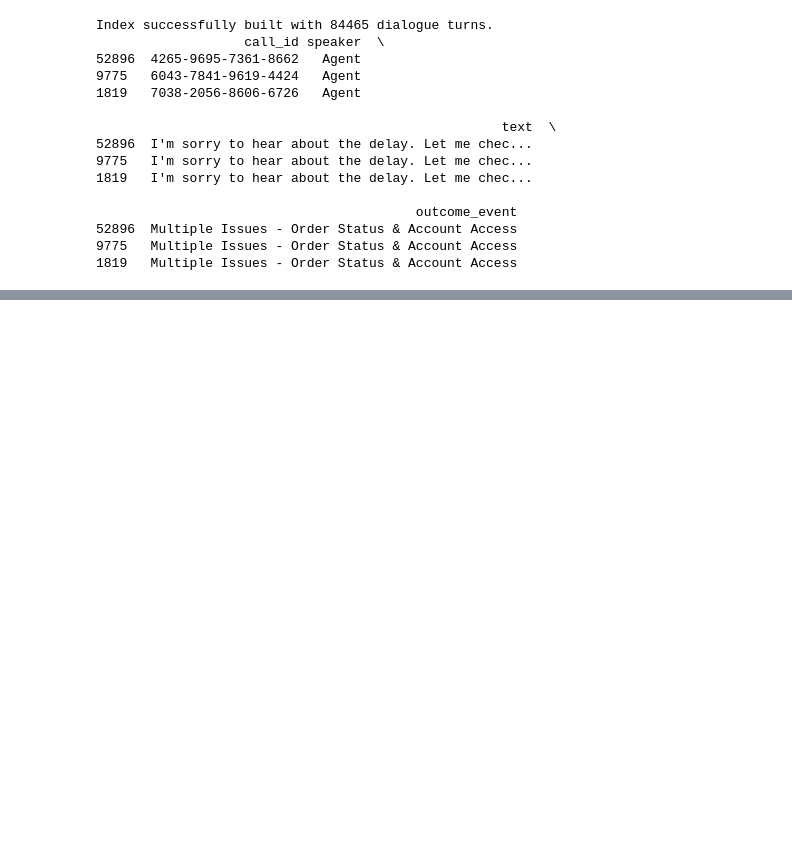
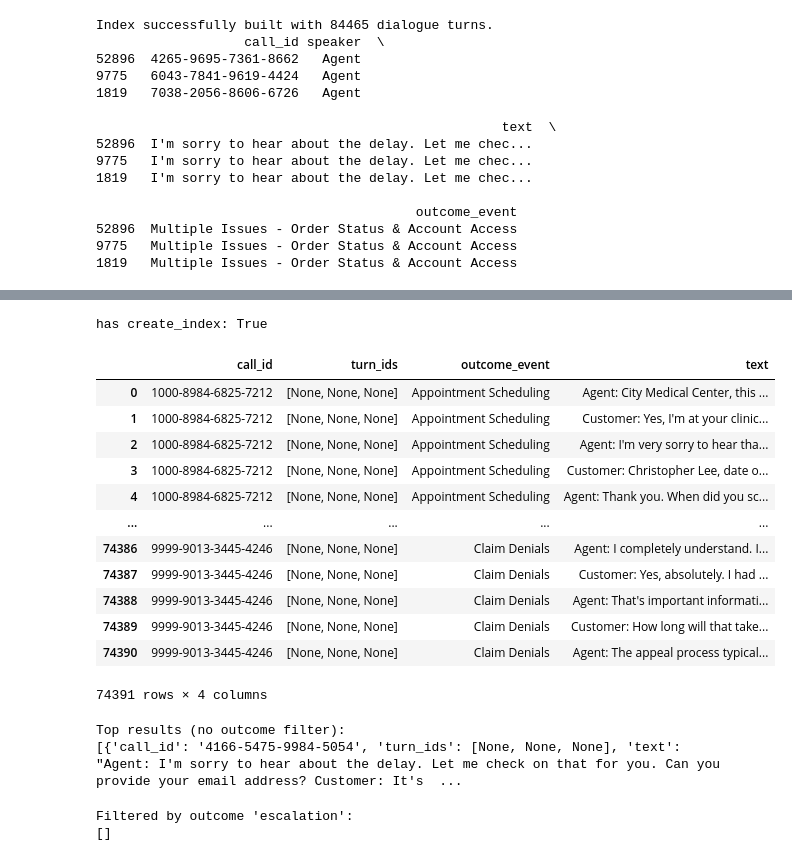
Before and after one commit to Ayush-b500/HackathonIIT, a Jupyter notebook: Code01.ipynb, the cells around one changed output, grey strips where cells are left out. Drawn from its saved outputs; the diff is of its cells as text; code cells hidden in the pictures; blank space fills up the shorter version.

```diff
--- a/Code01.ipynb
+++ b/Code01.ipynb
@@ -260,0 +263,33 @@ Index successfully built with 84465 dialogue turns.
+# %%
+def create_chunks(df, window_size=3, stride=1):
+    chunks = []
+    for call_id, group in df.groupby("call_id"):
+        group = group.sort_values("turn_id").reset_index(drop=True)
+        texts = group["text"].fillna("").tolist()
+        speakers = group["speaker"].fillna("").tolist()
+        turn_ids = group["turn_id"].tolist()
+        outcome = group["outcome_event"].iloc[0] if "outcome_event" in group else None
+
+        if len(texts) < window_size:
+            chunk_text = " ".join([f"{speakers[i]}: {texts[i]}" for i in range(len(texts))])
+            chunks.append({
+                "call_id": call_id,
+                "turn_ids": turn_ids,
+                "outcome_event": outcome,
+                "text": chunk_text
+            })
+            continue
+
+        for i in range(0, len(texts) - window_size + 1, stride):
+            chunk_text = " ".join([f"{speakers[j]}: {texts[j]}" for j in range(i, i + window_size)])
+            chunks.append({
+                "call_id": call_id,
+                "turn_ids": turn_ids[i:i+window_size],
+                "outcome_event": outcome,
+                "text": chunk_text
+            })
+    return pd.DataFrame(chunks)
+# %%
+chunk_df = create_chunks(df, window_size=3, stride=1)
+print(chunk_df.shape)
+print(chunk_df.head())
@@ -260,0 +413,35 @@ Index successfully built with 84465 dialogue turns.
+# %%
+print("has create_index:", hasattr(indexer, 'create_index'))
+# %% [output]
+has create_index: True
+# %%
+chunk_df
+# %% [output]
+|  | call_id | turn_ids | outcome_event | text |
+| 0 | 1000-8984-6825-7212 | [None, None, None] | Appointment Scheduling | Agent: City Medical Center, this ... |
+| 1 | 1000-8984-6825-7212 | [None, None, None] | Appointment Scheduling | Customer: Yes, I'm at your clinic... |
+| 2 | 1000-8984-6825-7212 | [None, None, None] | Appointment Scheduling | Agent: I'm very sorry to hear tha... |
+| 3 | 1000-8984-6825-7212 | [None, None, None] | Appointment Scheduling | Customer: Christopher Lee, date o... |
+| 4 | 1000-8984-6825-7212 | [None, None, None] | Appointment Scheduling | Agent: Thank you. When did you sc... |
+| ... | ... | ... | ... | ... |
+| 74386 | 9999-9013-3445-4246 | [None, None, None] | Claim Denials | Agent: I completely understand. I... |
+| 74387 | 9999-9013-3445-4246 | [None, None, None] | Claim Denials | Customer: Yes, absolutely. I had ... |
+| 74388 | 9999-9013-3445-4246 | [None, None, None] | Claim Denials | Agent: That's important informati... |
+| 74389 | 9999-9013-3445-4246 | [None, None, None] | Claim Denials | Customer: How long will that take... |
+| 74390 | 9999-9013-3445-4246 | [None, None, None] | Claim Denials | Agent: The appeal process typical... |
+74391 rows × 4 columns
+# %%
+query = "customer delivery delay complaint"
+evidence_df = indexer.get_evidence(query, top_k=7, outcome_filter=None)  # no filter first
+print("Top results (no outcome filter):")
+print(evidence_df.to_dict(orient="records"))
+# %% [output]
+Top results (no outcome filter):
+[{'call_id': '4166-5475-9984-5054', 'turn_ids': [None, None, None], 'text': "Agent: I'm sorry to hear about the delay. Let me check on that for you. Can you provide your email address? Customer: It's  ...
+# %%
+evidence_escal = indexer.get_evidence("escalation delivery delay", top_k=15, outcome_filter="escalation")
+print("Filtered by outcome 'escalation':")
+print(evidence_escal.head(5).to_dict(orient="records"))
+# %% [output]
+Filtered by outcome 'escalation':
+[]
```
Also changed, not shown: parts of 21 cells of this notebook, 6 other files.
